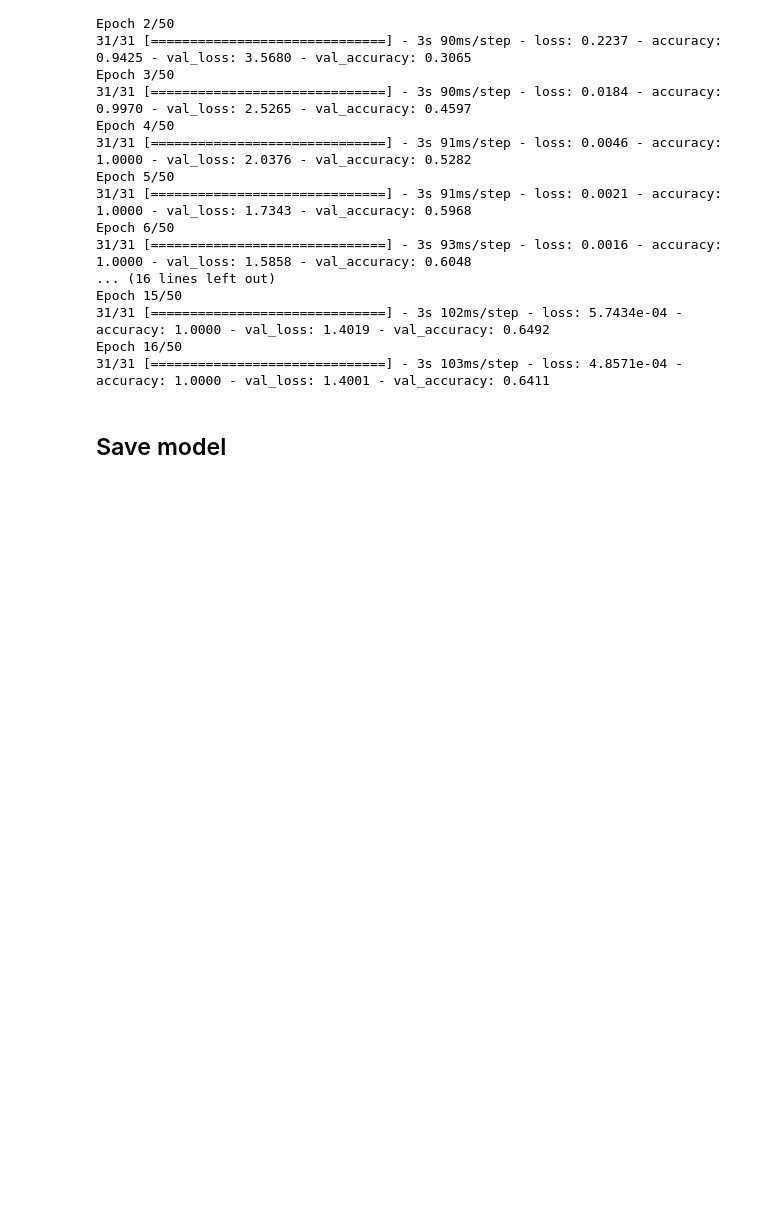
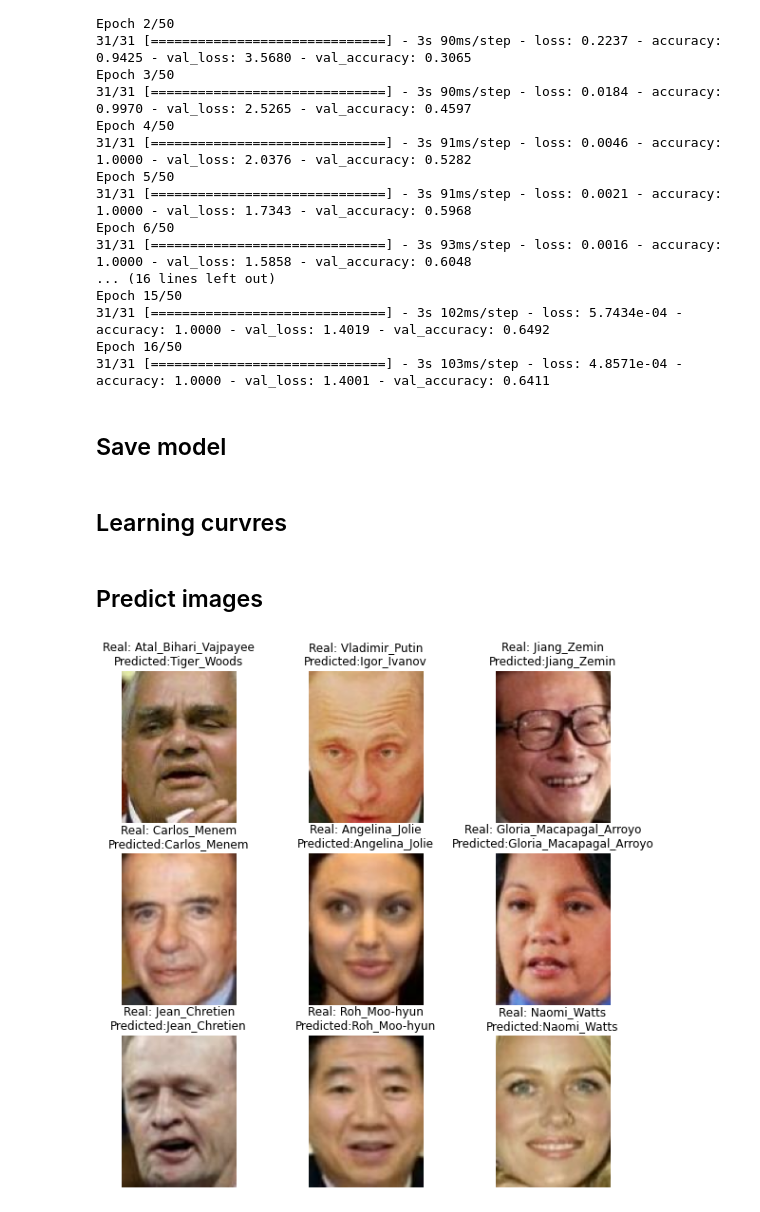
Before and after one commit to TrellixVulnTeam/face_recognition_cnn_XTHL, a Jupyter notebook: src/dl_lfw_new.ipynb, the cells around one changed output. Drawn from its saved outputs; the diff is of its cells as text; code cells hidden in the pictures; blank space fills up the shorter version.

```diff
--- a/src/dl_lfw_new.ipynb
+++ b/src/dl_lfw_new.ipynb
@@ -211,3 +211,5 @@ Epoch 16/50
 ## Save model
 # %%
 model.save_weights("../weights/resnet50_lfw.h5")
+# %% [markdown]
+## Learning curvres
@@ -213,0 +241,16 @@ model.save_weights("../weights/resnet50_lfw.h5")
+# %% [markdown]
+## Predict images
+# %%
+import numpy as np
+
+image_batch, label_batch = val_ds.as_numpy_iterator().next()
+predictions = model.predict_on_batch(image_batch)
+
+plt.figure(figsize=(10, 10))
+for i in range(9):
+    ax = plt.subplot(3, 3, i + 1)
+    plt.imshow(image_batch[i].astype("uint8"))
+    plt.title(f"Real: {class_names[label_batch[i]]}\nPredicted:{class_names[np.argmax(predictions[i])]}")
+    plt.axis("off")
+# %% [output]
+[figure, added]
```
Also changed, not shown: parts of 1 cell of this notebook, 1 other file.
